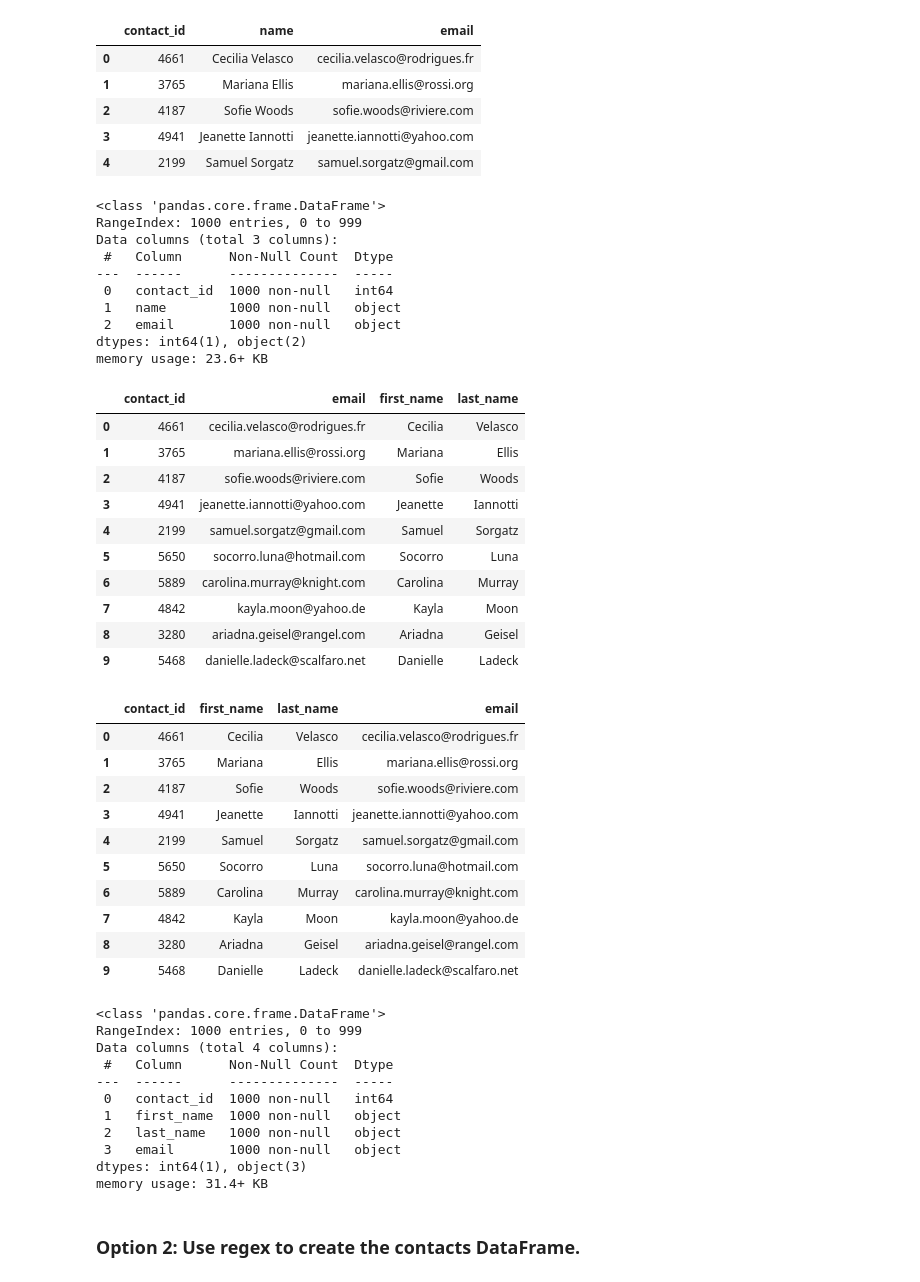
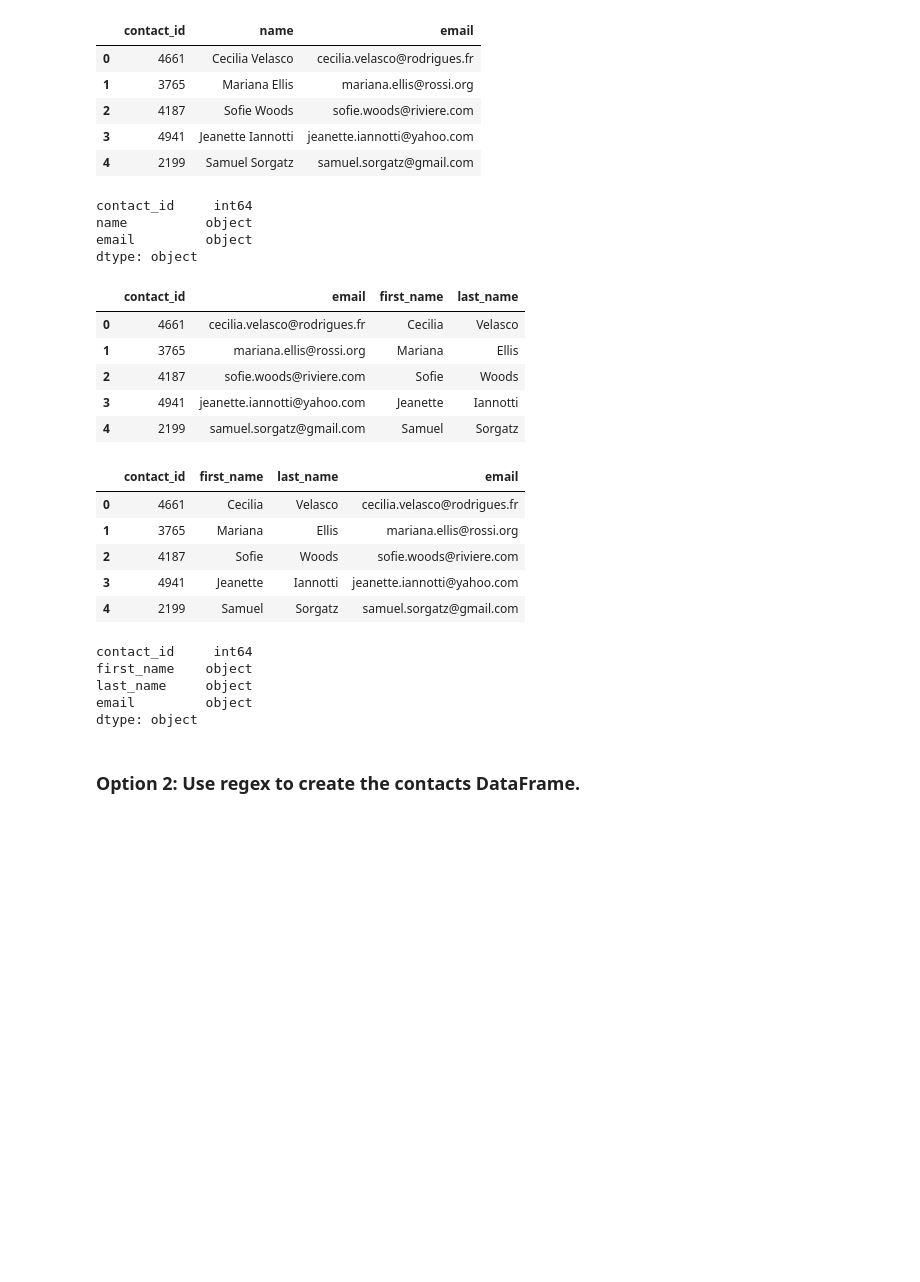
Before and after one commit to alexbhart/etl-miniproject, a Jupyter notebook: ETL_Mini_Project_wip.ipynb, the cells around one changed output. Saved outputs shown, nothing was run; the diff lists cells and outputs as text; code cells hidden in the pictures; blank space fills up the shorter version.

Commit message:
regex id name email extraction on contacts

```diff
--- a/ETL_Mini_Project_wip.ipynb
+++ b/ETL_Mini_Project_wip.ipynb
@@ -325,6 +325,6 @@ campaign_cleaned.to_csv("Resources/campaign.csv", index=False)
 ### Extract the contacts.xlsx Data.
 # %%
 # Read the data into a Pandas DataFrame. Use the `header=2` parameter when reading in the data.
-contact_info_df = pd.read_excel('Resources/contacts.xlsx', header=2)
+contact_info_df = pd.read_excel('Resources/contacts.xlsx', header=3)
 contact_info_df.head()
 # %% [output]
@@ -350,9 +366,20 @@ Then export the DataFrame as a `contacts.csv` CSV file.
 # Iterate through the contact_info_df and convert each row to a dictionary.
 import json
 dict_values = []
+dict_keys = []
 
+for i, row in contact_info_df.iterrows():
+    data = row[0]
+    loaded_data = json.loads(data)
+    keys = [k for k,v in loaded_data.items()]
+    values = [v for k, v in loaded_data.items()]
+    dict_keys.append(keys)
+    dict_values.append(values)
+
+contact_dict = {}
 
 # Print out the list of values for each row.
 print(dict_values)
+print(dict_keys)
 # %% [output]
 [[4661, 'Cecilia Velasco', 'cecilia.velasco@rodrigues.fr'], [3765, 'Mariana Ellis', 'mariana.ellis@rossi.org'], [4187, 'Sofie Woods', 'sofie.woods@riviere.com'], [4941, 'Jeanette Iannotti', 'jeanette. ...
@@ -359,6 +406,8 @@ print(dict_values)
 # %%
 # Create a contact_info DataFrame and add each list of values, i.e., each row
 # to the 'contact_id', 'name', 'email' columns.
+contact_info = pd.DataFrame(dict_values, columns=dict_keys[0])
+contact_info.head()
 # %% [output]
 |  | contact_id | name | email |
 | 0 | 4661 | Cecilia Velasco | cecilia.velasco@rodrigues.fr |
@@ -368,36 +417,30 @@ print(dict_values)
 | 4 | 2199 | Samuel Sorgatz | samuel.sorgatz@gmail.com |
 # %%
 # Check the datatypes.
+contact_info.dtypes
 # %% [output]
-<class 'pandas.core.frame.DataFrame'>
-RangeIndex: 1000 entries, 0 to 999
-Data columns (total 3 columns):
- #   Column      Non-Null Count  Dtype
----  ------      --------------  -----
- 0   contact_id  1000 non-null   int64
- 1   name        1000 non-null   object
- 2   email       1000 non-null   object
-dtypes: int64(1), object(2)
-memory usage: 23.6+ KB
+contact_id     int64
+name          object
+email         object
+dtype: object
 # %%
 # Create a "first"name" and "last_name" column with the first and last names from the "name" column.
-
-
+contact_info[['first_name', 'last_name']] = contact_info['name'].str.split(' ', n=2, expand=True)
+# contact_info.head()
 # Drop the contact_name column
+del contact_info['name']
+contact_info.head()
 # %% [output]
 |  | contact_id | email | first_name | last_name |
 | 0 | 4661 | cecilia.velasco@rodrigues.fr | Cecilia | Velasco |
 | 1 | 3765 | mariana.ellis@rossi.org | Mariana | Ellis |
 | 2 | 4187 | sofie.woods@riviere.com | Sofie | Woods |
 | 3 | 4941 | jeanette.iannotti@yahoo.com | Jeanette | Iannotti |
 | 4 | 2199 | samuel.sorgatz@gmail.com | Samuel | Sorgatz |
-| 5 | 5650 | socorro.luna@hotmail.com | Socorro | Luna |
-| 6 | 5889 | carolina.murray@knight.com | Carolina | Murray |
-| 7 | 4842 | kayla.moon@yahoo.de | Kayla | Moon |
-| 8 | 3280 | ariadna.geisel@rangel.com | Ariadna | Geisel |
-| 9 | 5468 | danielle.ladeck@scalfaro.net | Danielle | Ladeck |
 # %%
 # Reorder the columns
+contact_info = contact_info[['contact_id','first_name','last_name','email']]
+contact_info.head()
 # %% [output]
 |  | contact_id | first_name | last_name | email |
 | 0 | 4661 | Cecilia | Velasco | cecilia.velasco@rodrigues.fr |
@@ -405,24 +448,14 @@ memory usage: 23.6+ KB
 | 2 | 4187 | Sofie | Woods | sofie.woods@riviere.com |
 | 3 | 4941 | Jeanette | Iannotti | jeanette.iannotti@yahoo.com |
 | 4 | 2199 | Samuel | Sorgatz | samuel.sorgatz@gmail.com |
-| 5 | 5650 | Socorro | Luna | socorro.luna@hotmail.com |
-| 6 | 5889 | Carolina | Murray | carolina.murray@knight.com |
-| 7 | 4842 | Kayla | Moon | kayla.moon@yahoo.de |
-| 8 | 3280 | Ariadna | Geisel | ariadna.geisel@rangel.com |
-| 9 | 5468 | Danielle | Ladeck | danielle.ladeck@scalfaro.net |
 # %%
 # Check the datatypes one more time before exporting as CSV file.
+contact_info.dtypes
 # %% [output]
-<class 'pandas.core.frame.DataFrame'>
-RangeIndex: 1000 entries, 0 to 999
-Data columns (total 4 columns):
- #   Column      Non-Null Count  Dtype
----  ------      --------------  -----
- 0   contact_id  1000 non-null   int64
- 1   first_name  1000 non-null   object
- 2   last_name   1000 non-null   object
- 3   email       1000 non-null   object
-dtypes: int64(1), object(3)
-memory usage: 31.4+ KB
+contact_id     int64
+first_name    object
+last_name     object
+email         object
+dtype: object
 # %%
 # Export the DataFrame as a CSV file.
```
Also changed, not shown: parts of 12 cells of this notebook.
